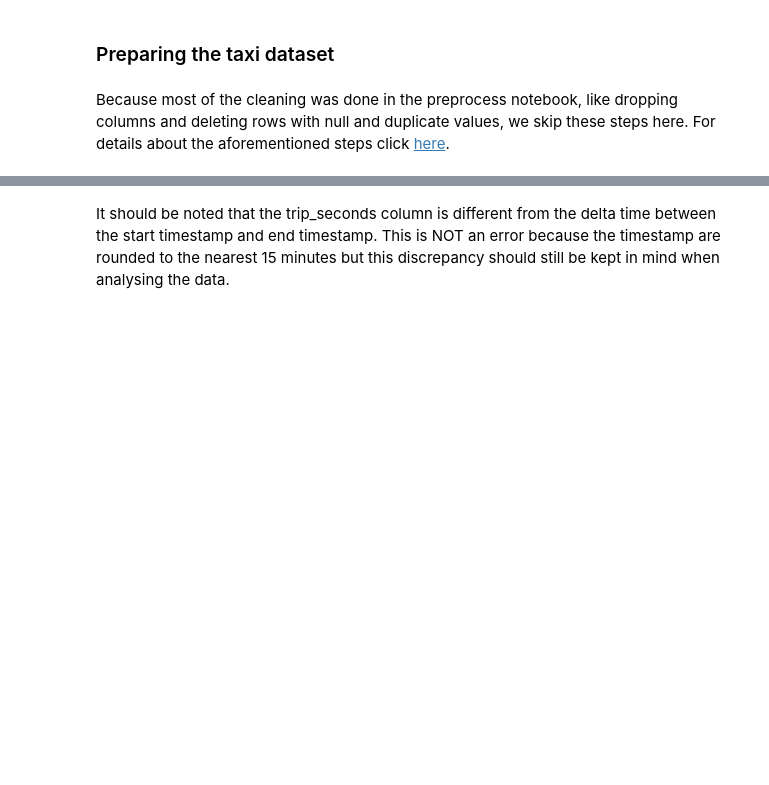
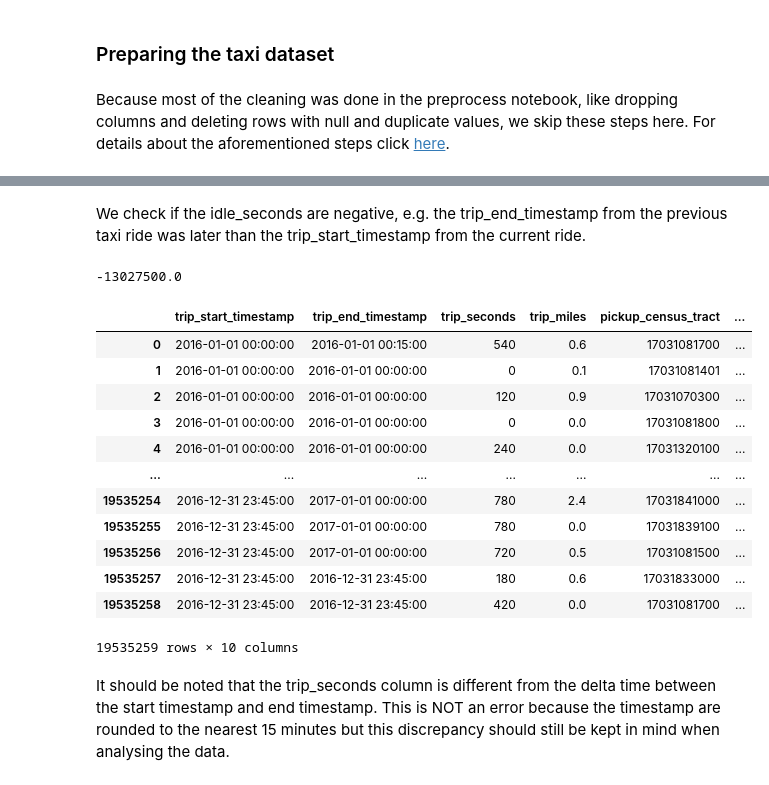
Before and after one commit to yassinehammou27/AAA_intentionally_blank, a Jupyter notebook: prep.ipynb, the cells around one changed output, grey strips where cells are left out. Cells and saved outputs as stored; diff of their text form; code cells hidden in the pictures; blank space fills up the shorter version.

```diff
--- a/prep.ipynb
+++ b/prep.ipynb
@@ -73,3 +53,27 @@ taxi_df
+# %% [markdown]
+We check if the idle_seconds are negative, e.g. the trip_end_timestamp from the previous taxi ride was later than the trip_start_timestamp from the current ride.
+# %%
+taxi_df[taxi_df['idle_seconds'] < 0]["idle_seconds"].min()
+# %% [output]
+-13027500.0
+# %%
+taxi_df = taxi_df[taxi_df['idle_seconds'] >= 0]
+taxi_df = taxi_df.reset_index(drop=True)
+taxi_df
+# %% [output]
+|  | trip_start_timestamp | trip_end_timestamp | trip_seconds | trip_miles | pickup_census_tract | ... |
+| 0 | 2016-01-01 00:00:00 | 2016-01-01 00:15:00 | 540 | 0.6 | 17031081700 | ... |
+| 1 | 2016-01-01 00:00:00 | 2016-01-01 00:00:00 | 0 | 0.1 | 17031081401 | ... |
+| 2 | 2016-01-01 00:00:00 | 2016-01-01 00:00:00 | 120 | 0.9 | 17031070300 | ... |
+| 3 | 2016-01-01 00:00:00 | 2016-01-01 00:00:00 | 0 | 0.0 | 17031081800 | ... |
+| 4 | 2016-01-01 00:00:00 | 2016-01-01 00:00:00 | 240 | 0.0 | 17031320100 | ... |
+| ... | ... | ... | ... | ... | ... | ... |
+| 19535254 | 2016-12-31 23:45:00 | 2017-01-01 00:00:00 | 780 | 2.4 | 17031841000 | ... |
+| 19535255 | 2016-12-31 23:45:00 | 2017-01-01 00:00:00 | 780 | 0.0 | 17031839100 | ... |
+| 19535256 | 2016-12-31 23:45:00 | 2017-01-01 00:00:00 | 720 | 0.5 | 17031081500 | ... |
+| 19535257 | 2016-12-31 23:45:00 | 2016-12-31 23:45:00 | 180 | 0.6 | 17031833000 | ... |
+| 19535258 | 2016-12-31 23:45:00 | 2016-12-31 23:45:00 | 420 | 0.0 | 17031081700 | ... |
+19535259 rows × 10 columns
 # %% [markdown]
 It should be noted that the trip_seconds column is different from the delta time between the start timestamp and end timestamp. This is NOT an error because the timestamp are rounded to the nearest 15 minutes but this discrepancy should still be kept in mind when analysing the data.
 # %% [markdown]
```
Also changed, not shown: parts of 4 cells of this notebook, 2 other files.
